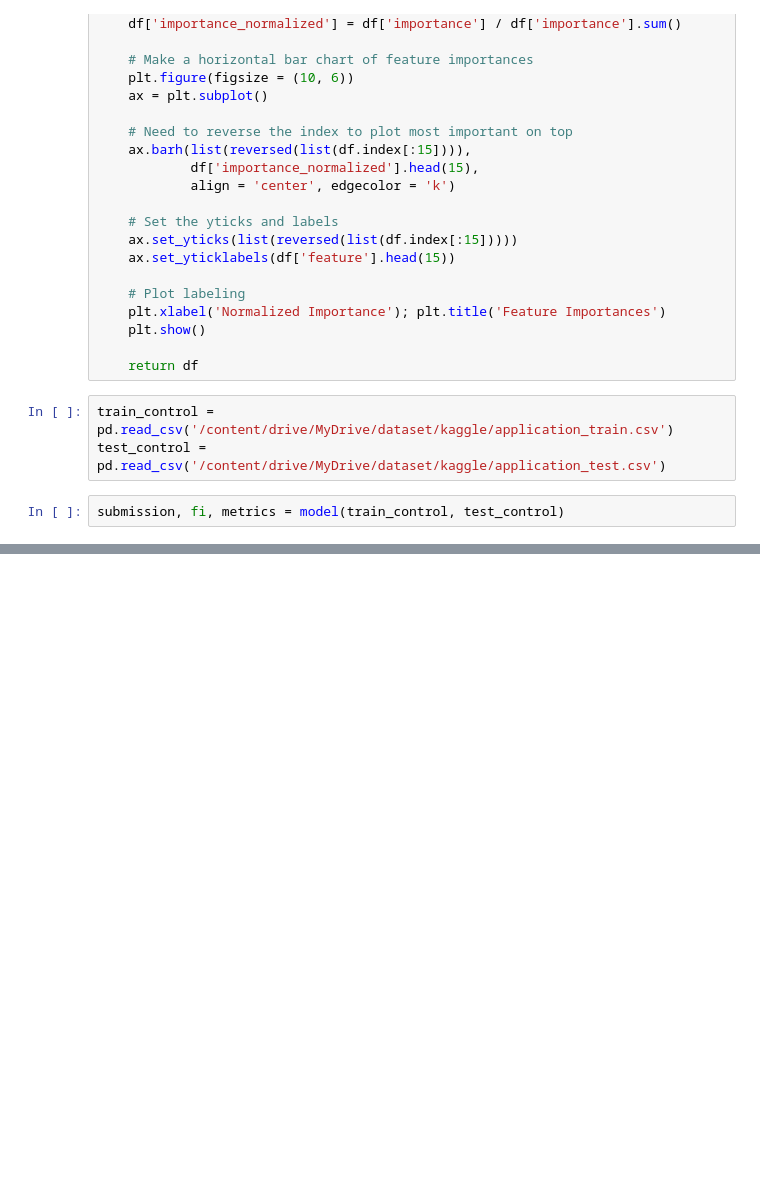
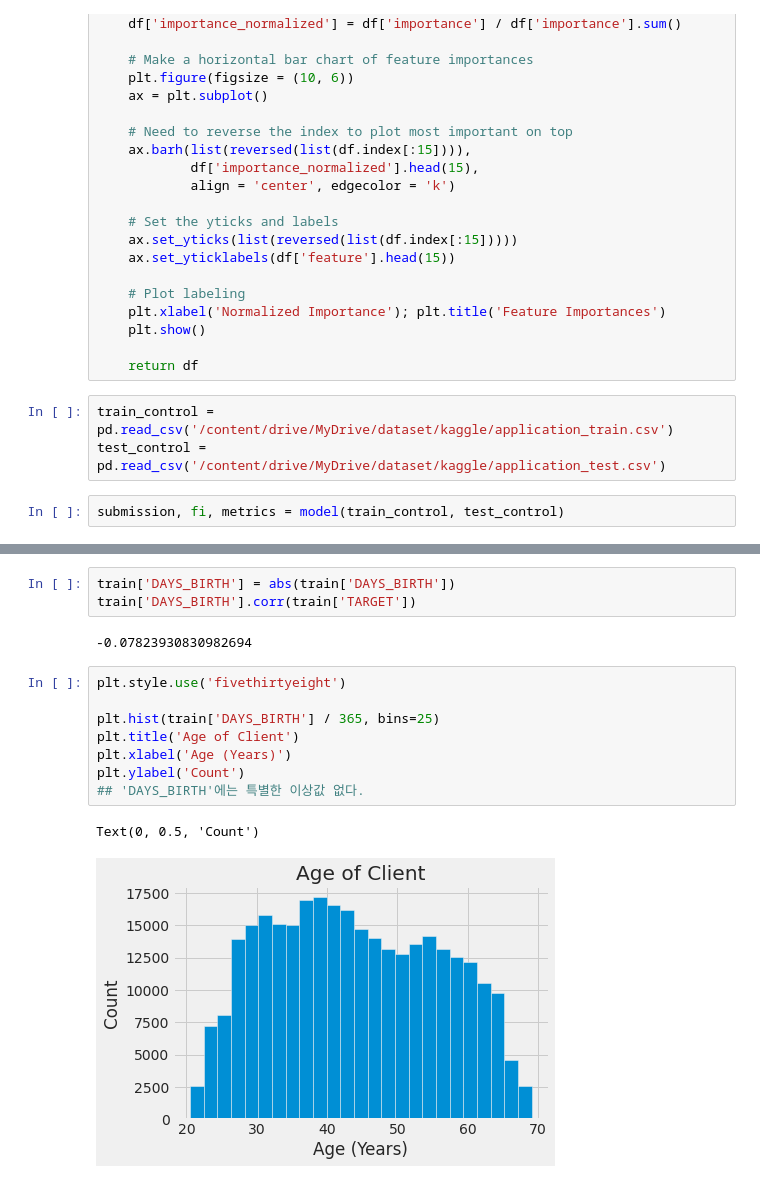
Before and after one commit to O-Kpy/Kaggle, a Jupyter notebook: HomeCredit_필사.ipynb, the cells around one changed output, grey strips where cells are left out. Cells and saved outputs as stored; diff of their text form; blank space fills up the shorter version.

```diff
--- a/HomeCredit_필사.ipynb
+++ b/HomeCredit_필사.ipynb
@@ -1194,0 +1456,16 @@ submission, fi, metrics = model(train_control, test_control)
+# %%
+train['DAYS_BIRTH'] = abs(train['DAYS_BIRTH'])
+train['DAYS_BIRTH'].corr(train['TARGET'])
+# %% [output]
+-0.07823930830982694
+# %%
+plt.style.use('fivethirtyeight')
+
+plt.hist(train['DAYS_BIRTH'] / 365, bins=25)
+plt.title('Age of Client')
+plt.xlabel('Age (Years)')
+plt.ylabel('Count')
+## 'DAYS_BIRTH'에는 특별한 이상값 없다.
+# %% [output]
+Text(0, 0.5, 'Count')
+[figure, added]
```
Also changed, not shown: parts of 33 cells of this notebook.
